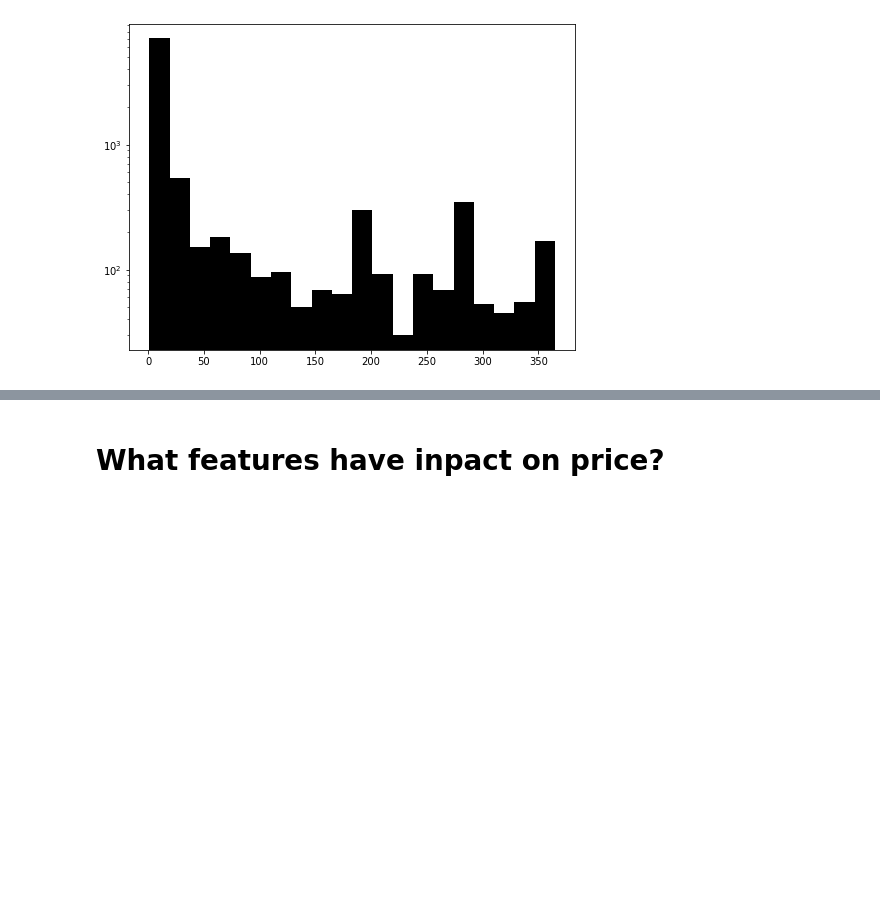
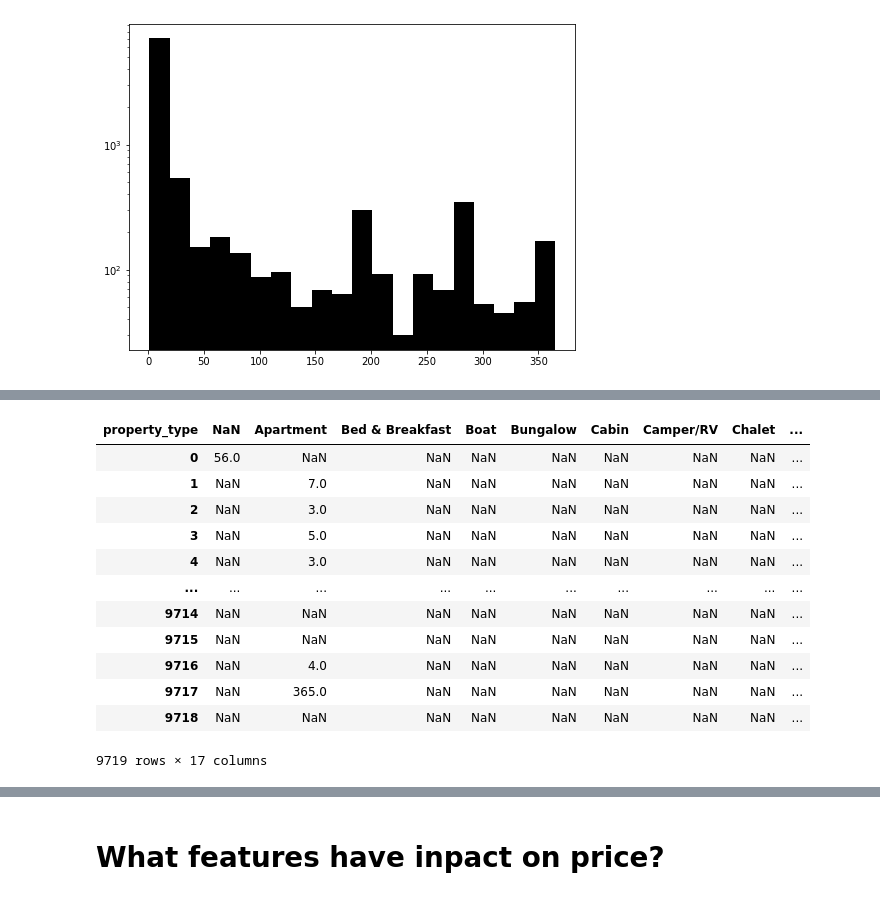
Before and after one commit to jiekebo/udacity_data_science_blog_post, a Jupyter notebook: notebook/Seattle Airbnb Data Analysis.ipynb, the cells around one changed output, grey strips where cells are left out. Cells and saved outputs as stored; diff of their text form; code cells hidden in the pictures; blank space fills up the shorter version.

```diff
--- a/notebook/Seattle Airbnb Data Analysis.ipynb
+++ b/notebook/Seattle Airbnb Data Analysis.ipynb
@@ -337,0 +359,16 @@ ax.set_yscale('log')
+# %%
+tmp.pivot(columns='property_type', values='consecutive_days')
+# %% [output]
+| property_type | NaN | Apartment | Bed & Breakfast | Boat | Bungalow | Cabin | Camper/RV | Chalet | ... |
+| 0 | 56.0 | NaN | NaN | NaN | NaN | NaN | NaN | NaN | ... |
+| 1 | NaN | 7.0 | NaN | NaN | NaN | NaN | NaN | NaN | ... |
+| 2 | NaN | 3.0 | NaN | NaN | NaN | NaN | NaN | NaN | ... |
+| 3 | NaN | 5.0 | NaN | NaN | NaN | NaN | NaN | NaN | ... |
+| 4 | NaN | 3.0 | NaN | NaN | NaN | NaN | NaN | NaN | ... |
+| ... | ... | ... | ... | ... | ... | ... | ... | ... | ... |
+| 9714 | NaN | NaN | NaN | NaN | NaN | NaN | NaN | NaN | ... |
+| 9715 | NaN | NaN | NaN | NaN | NaN | NaN | NaN | NaN | ... |
+| 9716 | NaN | 4.0 | NaN | NaN | NaN | NaN | NaN | NaN | ... |
+| 9717 | NaN | 365.0 | NaN | NaN | NaN | NaN | NaN | NaN | ... |
+| 9718 | NaN | NaN | NaN | NaN | NaN | NaN | NaN | NaN | ... |
+9719 rows × 17 columns
```
Also changed, not shown: parts of 13 cells of this notebook.
